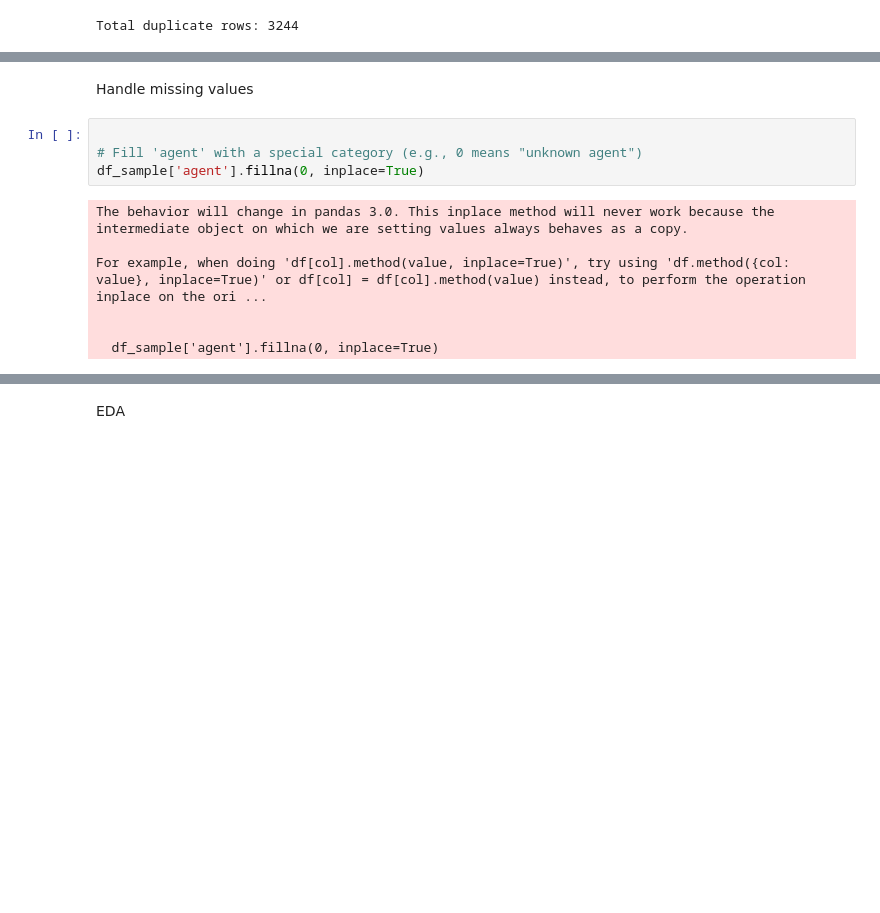
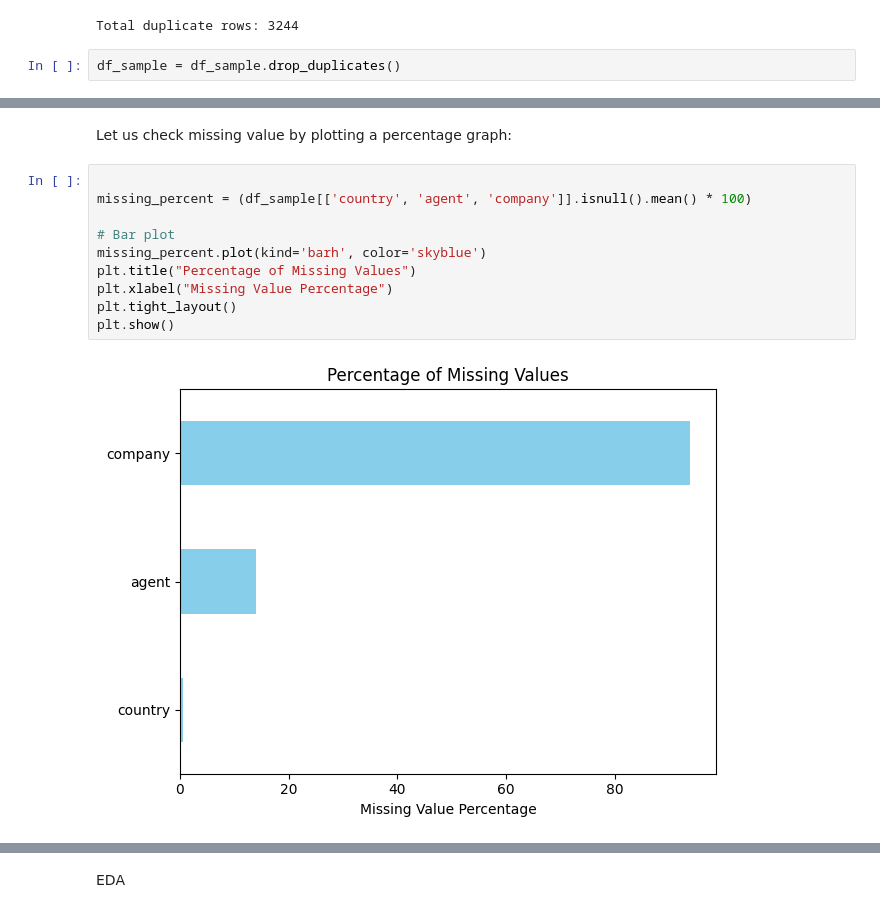
Before and after one commit to Shubhamk0703/Final-Project-23017935-, a Jupyter notebook: CODE_for_small_data(23017935).ipynb, the cells around one changed output, grey strips where cells are left out. Cells and saved outputs as stored; diff of their text form; blank space fills up the shorter version.

```diff
--- a/CODE_for_small_data(23017935).ipynb
+++ b/CODE_for_small_data(23017935).ipynb
@@ -100,4 +108,6 @@ duplicate_count = df_sample.duplicated().sum()
 print(f"Total duplicate rows: {duplicate_count}")
 # %% [output]
 Total duplicate rows: 3244
+# %%
+df_sample = df_sample.drop_duplicates()
 # %%
@@ -182,13 +134,14 @@ else:
-# %% [markdown]
-Handle missing values
-# %%
-
-# Fill 'agent' with a special category (e.g., 0 means "unknown agent")
-df_sample['agent'].fillna(0, inplace=True)
-# %% [output]
-The behavior will change in pandas 3.0. This inplace method will never work because the intermediate object on which we are setting values always behaves as a copy.
-
-For example, when doing 'df[col].method(value, inplace=True)', try using 'df.method({col: value}, inplace=True)' or df[col] = df[col].method(value) instead, to perform the operation inplace on the ori ...
-
-
-  df_sample['agent'].fillna(0, inplace=True)
+# %% [markdown]
+Let us check missing value by plotting a percentage graph:
+# %%
+
+missing_percent = (df_sample[['country', 'agent', 'company']].isnull().mean() * 100)
+
+# Bar plot
+missing_percent.plot(kind='barh', color='skyblue')
+plt.title("Percentage of Missing Values")
+plt.xlabel("Missing Value Percentage")
+plt.tight_layout()
+plt.show()
+# %% [output]
+[figure, added]
```
Also changed, not shown: parts of 33 cells of this notebook.
